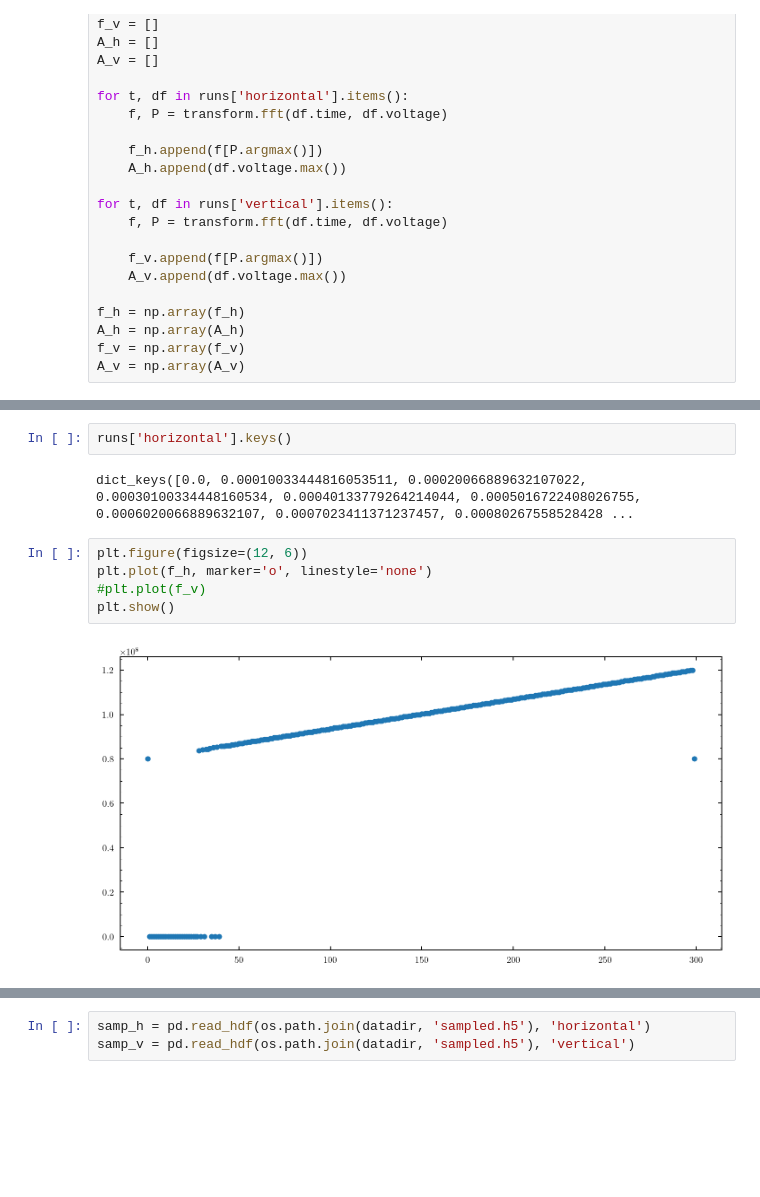
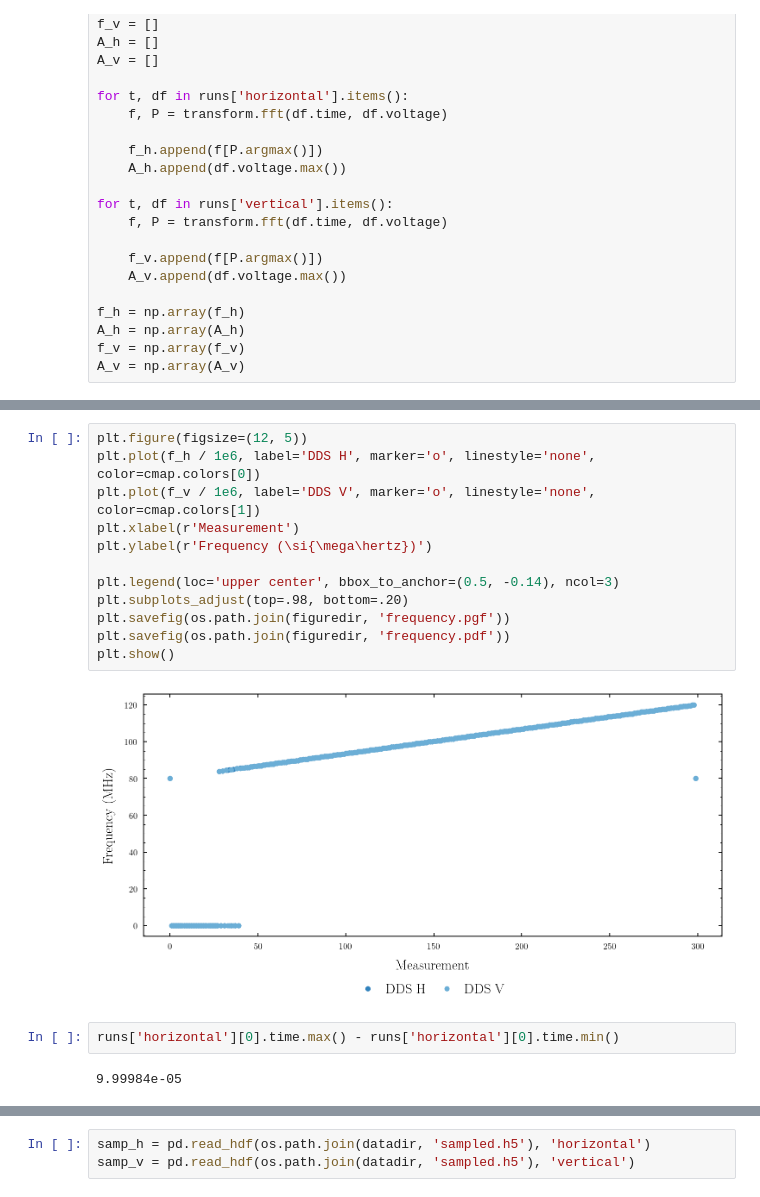
Before and after one commit to bodokaiser/bachelor-thesis, a Jupyter notebook: notebook/evaluation/signal-synthesis.ipynb, the cells around one changed output, grey strips where cells are left out. Cells and saved outputs as stored; diff of their text form; blank space fills up the shorter version.

```diff
--- a/notebook/evaluation/signal-synthesis.ipynb
+++ b/notebook/evaluation/signal-synthesis.ipynb
@@ -114,11 +94,18 @@ array([-80001280.02064373,         0.        ,         0.        ,
-# %%
-runs['horizontal'].keys()
-# %% [output]
-dict_keys([0.0, 0.00010033444816053511, 0.00020066889632107022, 0.00030100334448160534, 0.00040133779264214044, 0.0005016722408026755, 0.0006020066889632107, 0.0007023411371237457, 0.00080267558528428 ...
-# %%
-plt.figure(figsize=(12, 6))
-plt.plot(f_h, marker='o', linestyle='none')
-#plt.plot(f_v)
-plt.show()
-# %% [output]
-[figure, removed]
+# %%
+plt.figure(figsize=(12, 5))
+plt.plot(f_h / 1e6, label='DDS H', marker='o', linestyle='none', color=cmap.colors[0])
+plt.plot(f_v / 1e6, label='DDS V', marker='o', linestyle='none', color=cmap.colors[1])
+plt.xlabel(r'Measurement')
+plt.ylabel(r'Frequency (\si{\mega\hertz})')
+
+plt.legend(loc='upper center', bbox_to_anchor=(0.5, -0.14), ncol=3)
+plt.subplots_adjust(top=.98, bottom=.20)
+plt.savefig(os.path.join(figuredir, 'frequency.pgf'))
+plt.savefig(os.path.join(figuredir, 'frequency.pdf'))
+plt.show()
+# %% [output]
+[figure, added]
+# %%
+runs['horizontal'][0].time.max() - runs['horizontal'][0].time.min()
+# %% [output]
+9.99984e-05
```
Also changed, not shown: parts of 5 cells of this notebook, 9 other files.
